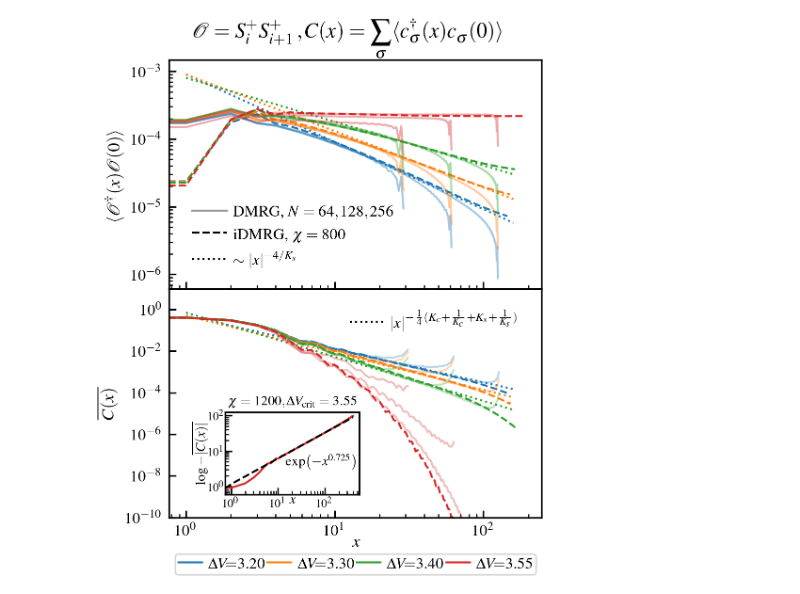
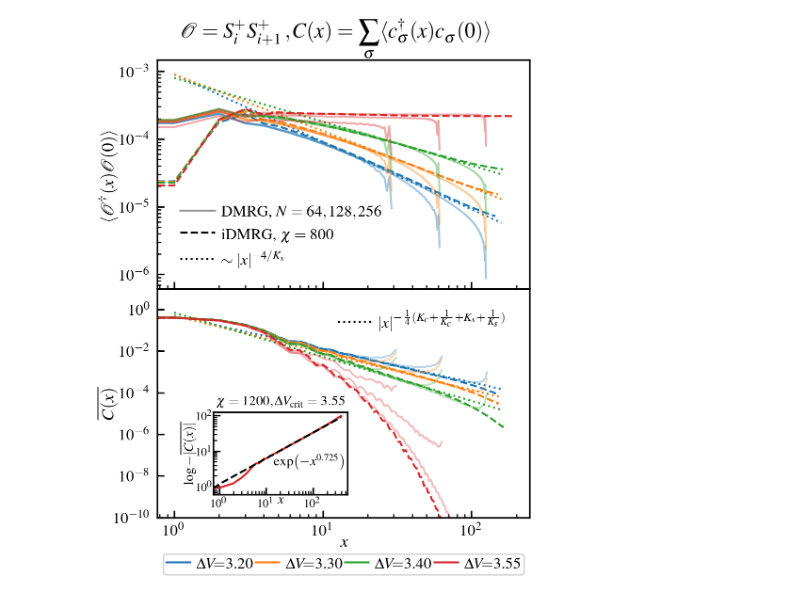
Before and after one commit to aravindhshankar/Spin1LongRangeOrder.jl, a Jupyter notebook: python/figmaker/combine_LRO_C.ipynb, the cells around one changed output. Drawn from its saved outputs; the diff is of its cells as text; code cells hidden in the pictures.

Commit message:
aligned y label

```diff
--- a/python/figmaker/combine_LRO_C.ipynb
+++ b/python/figmaker/combine_LRO_C.ipynb
@@ -55,7 +55,7 @@ for j, dVval in enumerate(dVvals):
             Kc, Ks = obs.ret_Kc_Ks_from_seldf(seldf)
             ax[0].plot(xarr, prefixes[j] * (xarr)**(-4/Ks), ls=':')
 
-ax[0].set_ylabel(r'$\langle \mathcal{O}^\dagger(x)\mathcal{O}(0)\rangle$')
+ax[0].set_ylabel(r'$\langle \mathcal{O}^\dagger(x)\mathcal{O}(0)\rangle$',labelpad=1)
 ax[0].set_xlabel(r'$x$', labelpad=-2)
 ax[0].set_xscale('log')
 ax[0].set_yscale('log')
@@ -125,37 +125,37 @@ ax[1].legend(
     frameon=False, fancybox=False, borderpad=0.5, handlelength=2.2
 )
 
-ax[1].set_ylabel(r'$\overline{C(x)}$')
+ax[1].set_ylabel(r'$\overline{C(x)}$', labelpad=-2)
 ax[1].set_xlabel(r'$x$', labelpad=-2)
 ax[1].set_xscale('log')
 ax[1].set_yscale('log')
 ax[1].set_ylim(1e-10,None)
 
 chi = 1200
 axin1 = ax[1].inset_axes([0.15, 0.1, 0.36, 0.36])
 seldf_fes = df_fes[df_fes['chi'] == chi]
 xvals = np.arange(len(seldf_fes['electron_corr'].values[0]))
 yvals = np.abs(obs.denoise_rolling(np.abs(seldf_fes['electron_corr'].values[0]), 4))
 logyvals = -(np.log(yvals))
 fitwin = [10, 100]
 fs = slice(*fitwin)
 p, cov = np.polyfit(np.log(xvals[fs]), np.log(logyvals[fs]), 1, cov=True)
 m, c = p
 
 
 axin1.plot(xvals, logyvals, c='C3', alpha=1)
 axin1.plot(xvals, np.exp(m * np.log(xvals) + c), ls='--', c='k', alpha=1, label=rf'$\!\!\sim\!\!\exp\!|x|^{{{m:.3f}}}$')
 axin1.set_xscale('log')
 axin1.set_yscale('log')
 axin1.set_xlabel(r'$x$', labelpad=-8, fontsize=7)
 axin1.set_ylabel(r'$\log{-\overline{|C(x)|}}$', labelpad=0.0, fontsize=7)
 axin1.tick_params(axis='y', which='both', labelsize=6, pad=0)
 axin1.tick_params(axis='x', which='both', labelsize=6, pad=2)
 # axin1.set_title(rf'$\chi = 1200, m={{{m:.3f}}}$', fontsize=7, pad=2)
 axin1.set_title(r'$\chi = 1200, \Delta V_{\mathrm{crit}} = 3.55$', fontsize=7, pad=4)
 # axin1.legend(handlelength=1.5, handletextpad=0.1)
 axin1.text(0.45, 0.5, rf'$\exp(-x^{{{m:.3f}}})$', fontsize=7, transform=axin1.transAxes, va='top', ha='left')
 
 fig.savefig('figures/combined_LRO_C.pdf', bbox_inches='tight')
 # %% [output]
-[figure, old version]
+[figure, new version]
```
